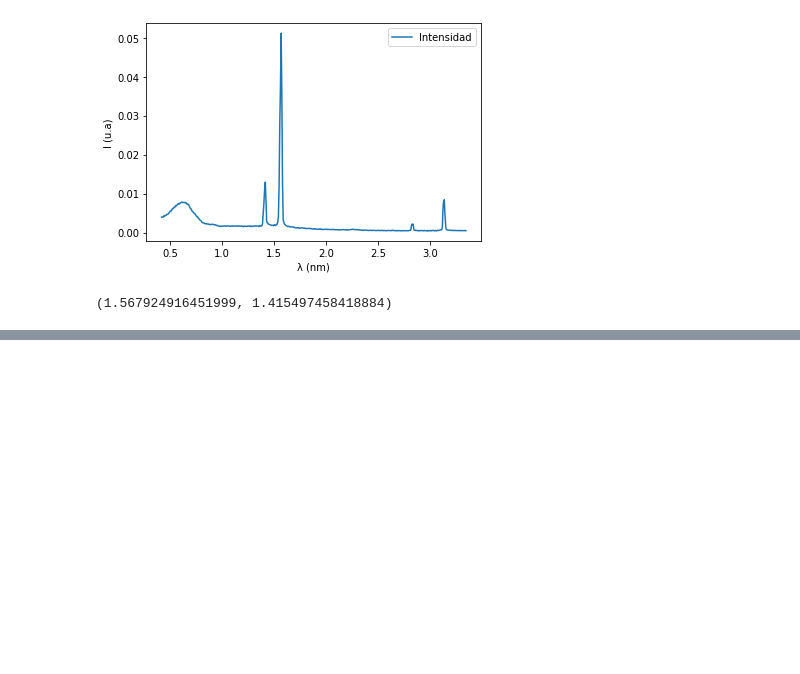
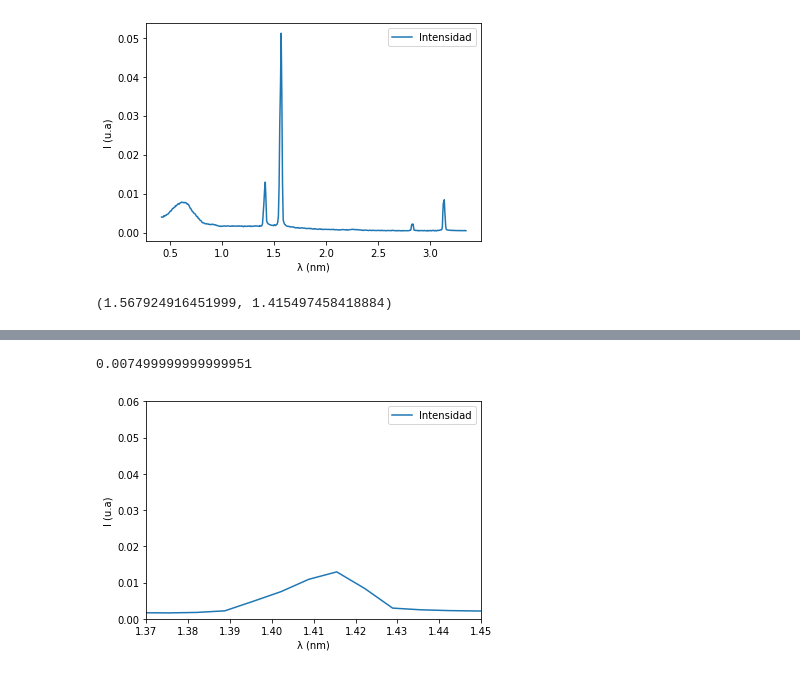
Before and after one commit to diegotg2000/RayosX, a Jupyter notebook: Analisis.ipynb, the cells around one changed output, grey strips where cells are left out. Saved outputs shown, nothing was run; the diff lists cells and outputs as text; code cells hidden in the pictures; blank space fills up the shorter version.

```diff
--- a/Analisis.ipynb
+++ b/Analisis.ipynb
@@ -51,0 +67,14 @@ Ealp, Ebet
+# %%
+#Incertidumbres Kbet
+plt.figure(figsize=(6,4))
+plt.plot(landa, I, label='Intensidad')
+plt.xlabel('\u03bb (nm)')
+plt.ylabel('I (u.a)')
+plt.axis([1.37,1.45,0,0.06])
+plt.legend()
+sigmaBet=abs(1.405-1.420)/2
+sigmaBet
+#Incertidumbre Kbet=0.007 nm
+# %% [output]
+0.007499999999999951
+[figure, added]
```
Also changed, not shown: parts of 6 cells of this notebook.
